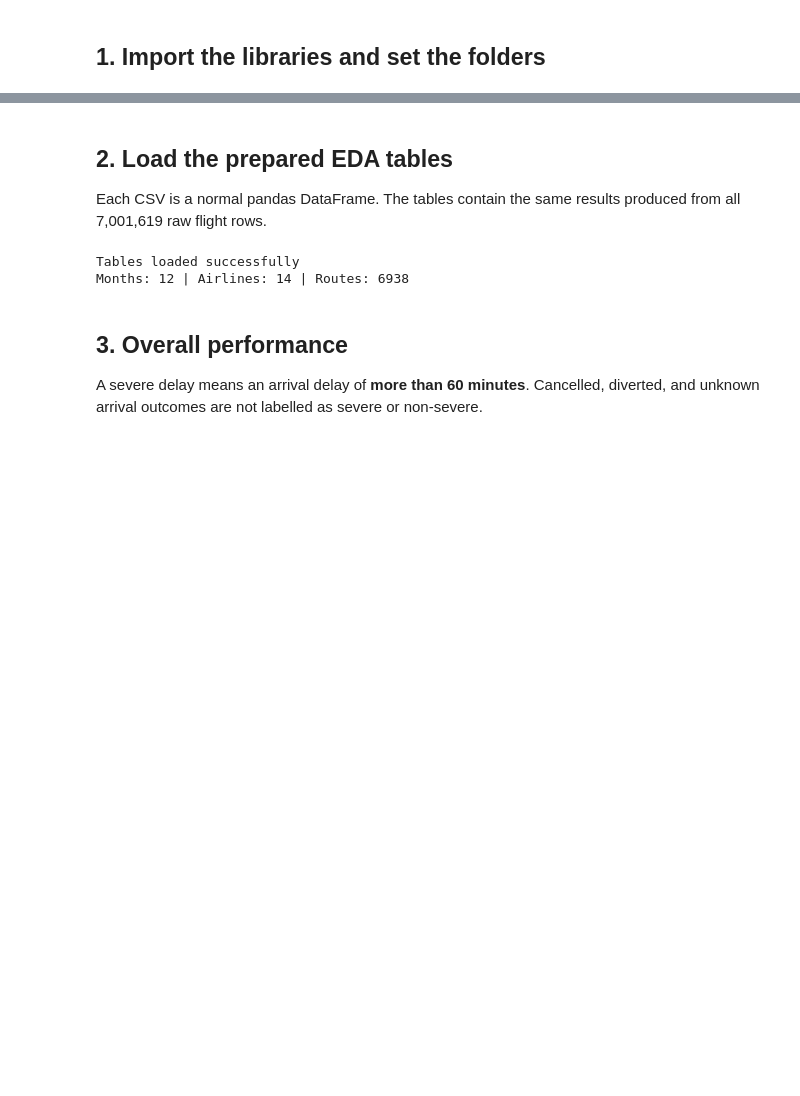
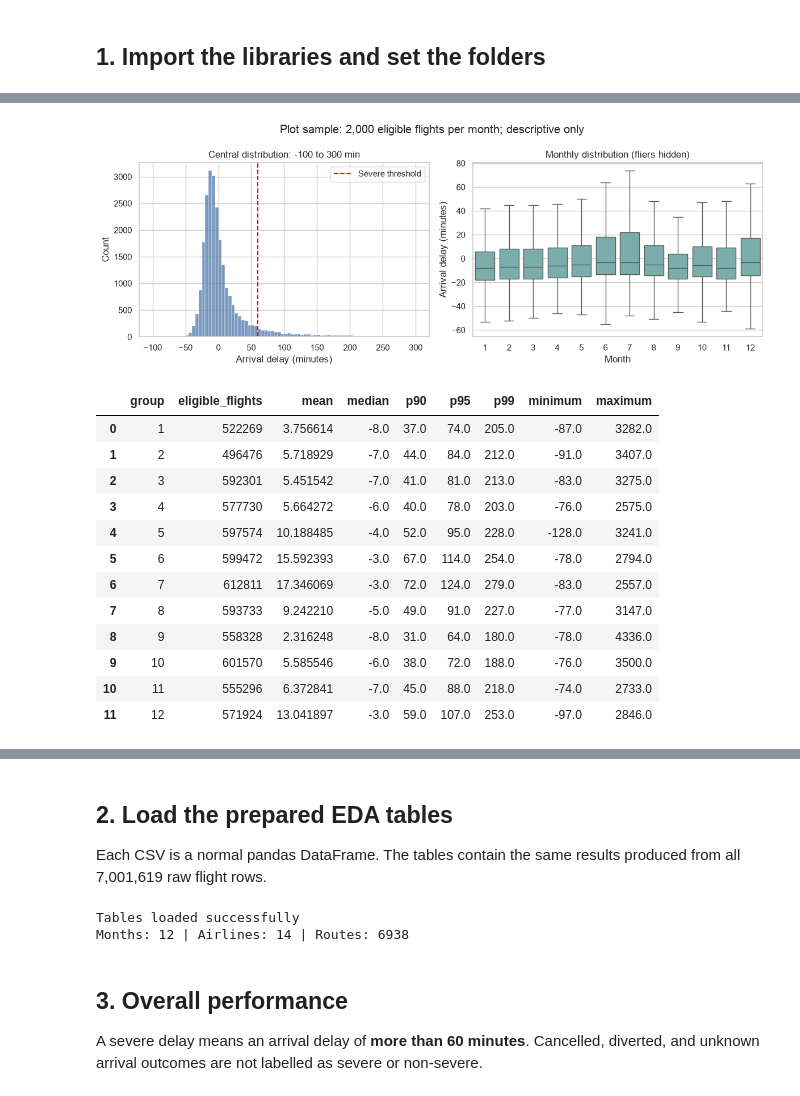
Before and after one commit to aadit19R/Airplane-ML, a Jupyter notebook: airline-delay-project/notebooks/01_beginner_eda.ipynb, the cells around one changed output, grey strips where cells are left out. Cells and saved outputs as stored; diff of their text form; code cells hidden in the pictures; blank space fills up the shorter version.

```diff
--- a/airline-delay-project/notebooks/01_beginner_eda.ipynb
+++ b/airline-delay-project/notebooks/01_beginner_eda.ipynb
@@ -34,0 +272,34 @@ Matplotlib is building the font cache; this may take a moment.
+# %%
+plot_sample = pd.read_csv(TABLE_FOLDER / "eda_plot_sample.csv")
+fig, axes = plt.subplots(1, 2, figsize=(12, 4.5))
+# Only the visual window is cropped; no source rows or stored delays are changed.
+sns.histplot(data=plot_sample, x="arrival_delay_minutes",
+             bins=np.arange(-100, 305, 5), ax=axes[0], color="#4C78A8")
+axes[0].axvline(60, color="red", linestyle="--", label="Severe threshold")
+axes[0].set(xlabel="Arrival delay (minutes)", title="Central distribution: -100 to 300 min")
+axes[0].legend()
+sns.boxplot(data=plot_sample, x="month", y="arrival_delay_minutes",
+            showfliers=False, ax=axes[1], color="#72B7B2")
+axes[1].set(xlabel="Month", ylabel="Arrival delay (minutes)", title="Monthly distribution (fliers hidden)")
+fig.suptitle("Plot sample: 2,000 eligible flights per month; descriptive only")
+fig.tight_layout()
+fig.savefig(FIGURE_FOLDER / "arrival_delay_distribution.png", dpi=160)
+plt.show()
+
+monthly_quantiles = pd.read_csv(TABLE_FOLDER / "monthly_delay_distribution.csv")
+display(monthly_quantiles)
+# %% [output]
+[figure, added]
+|  | group | eligible_flights | mean | median | p90 | p95 | p99 | minimum | maximum |
+| 0 | 1 | 522269 | 3.756614 | -8.0 | 37.0 | 74.0 | 205.0 | -87.0 | 3282.0 |
+| 1 | 2 | 496476 | 5.718929 | -7.0 | 44.0 | 84.0 | 212.0 | -91.0 | 3407.0 |
+| 2 | 3 | 592301 | 5.451542 | -7.0 | 41.0 | 81.0 | 213.0 | -83.0 | 3275.0 |
+| 3 | 4 | 577730 | 5.664272 | -6.0 | 40.0 | 78.0 | 203.0 | -76.0 | 2575.0 |
+| 4 | 5 | 597574 | 10.188485 | -4.0 | 52.0 | 95.0 | 228.0 | -128.0 | 3241.0 |
+| 5 | 6 | 599472 | 15.592393 | -3.0 | 67.0 | 114.0 | 254.0 | -78.0 | 2794.0 |
+| 6 | 7 | 612811 | 17.346069 | -3.0 | 72.0 | 124.0 | 279.0 | -83.0 | 2557.0 |
+| 7 | 8 | 593733 | 9.242210 | -5.0 | 49.0 | 91.0 | 227.0 | -77.0 | 3147.0 |
+| 8 | 9 | 558328 | 2.316248 | -8.0 | 31.0 | 64.0 | 180.0 | -78.0 | 4336.0 |
+| 9 | 10 | 601570 | 5.585546 | -6.0 | 38.0 | 72.0 | 188.0 | -76.0 | 3500.0 |
+| 10 | 11 | 555296 | 6.372841 | -7.0 | 45.0 | 88.0 | 218.0 | -74.0 | 2733.0 |
+| 11 | 12 | 571924 | 13.041897 | -3.0 | 59.0 | 107.0 | 253.0 | -97.0 | 2846.0 |
```
Also changed, not shown: parts of 28 cells of this notebook, 17 other files.
